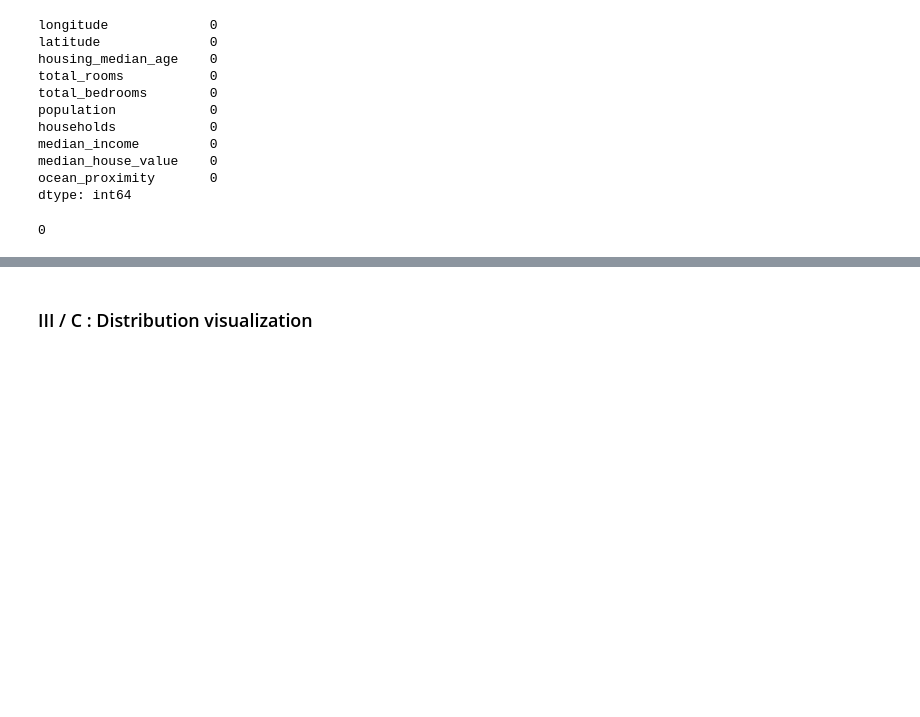
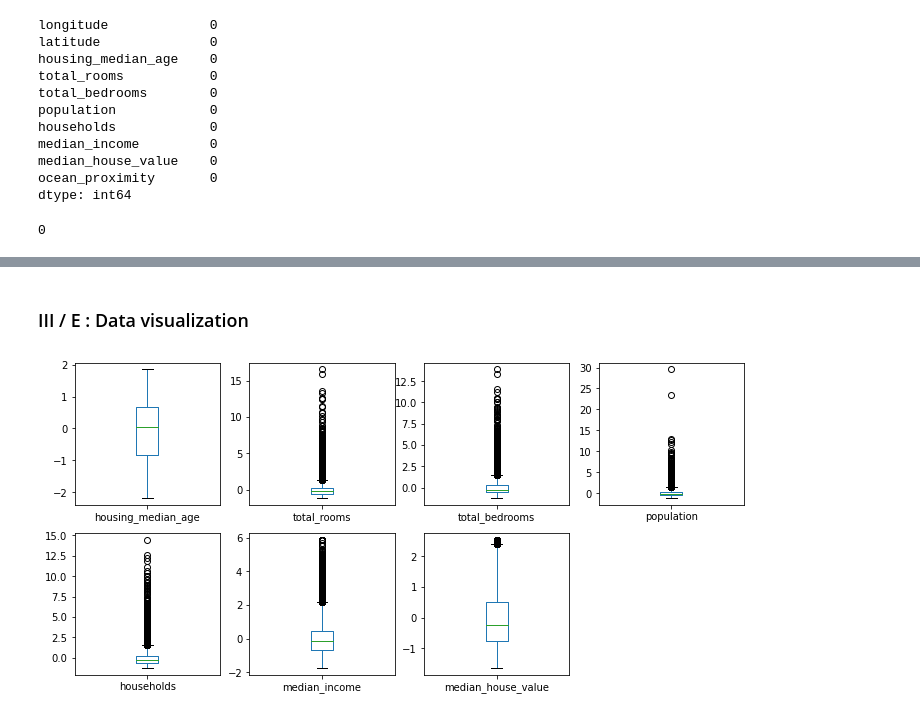
Before and after one commit to JonathanRaso/silicon_valley_immo_arturo, a Jupyter notebook: notebook_EDA.ipynb, the cells around one changed output, grey strips where cells are left out. Drawn from its saved outputs; the diff is of its cells as text; code cells hidden in the pictures; blank space fills up the shorter version.

```diff
--- a/notebook_EDA.ipynb
+++ b/notebook_EDA.ipynb
@@ -186,0 +190,4 @@ data_df.duplicated().sum()
+# %%
+# We want to change the type of the ocean_proximity feature. Going from object to category type.
+data_df["ocean_proximity"] = data_df["ocean_proximity"].astype('category')
+data_df.info()
@@ -186,0 +219,16 @@ data_df.duplicated().sum()
+# %%
+# We know that there is a problem with the scale of our features. We will use sklearn to do that.
+
+# First, we define StandardScaler()
+scaler = StandardScaler()
+
+# Then, we scale our data, selecting only the column that we want to scale.
+scaled_df = scaler.fit_transform(data_df.iloc[:, 2:9].to_numpy())
+
+# Finaly, we create a dataframe to store these values.
+scaled_df = pd.DataFrame(scaled_df, columns=['housing_median_age','total_rooms',
+                                             'total_bedrooms','population',
+                                             'households','median_income','median_house_value'])
+
+print("Scaled Dataset Using StandardScaler")
+scaled_df
@@ -187,4 +265,6 @@ data_df.duplicated().sum()
 # %% [markdown]
-### III / C : Distribution visualization
+### III / E : Data visualization
 # %%
-data_df.plot(kind='box', subplots=True, layout=(4, 4), figsize = (12, 12));
+scaled_df.plot(kind='box', subplots=True, layout=(4, 4), figsize = (12, 12));
+# %% [output]
+[figure, added]
```
Also changed, not shown: parts of 8 cells of this notebook.
